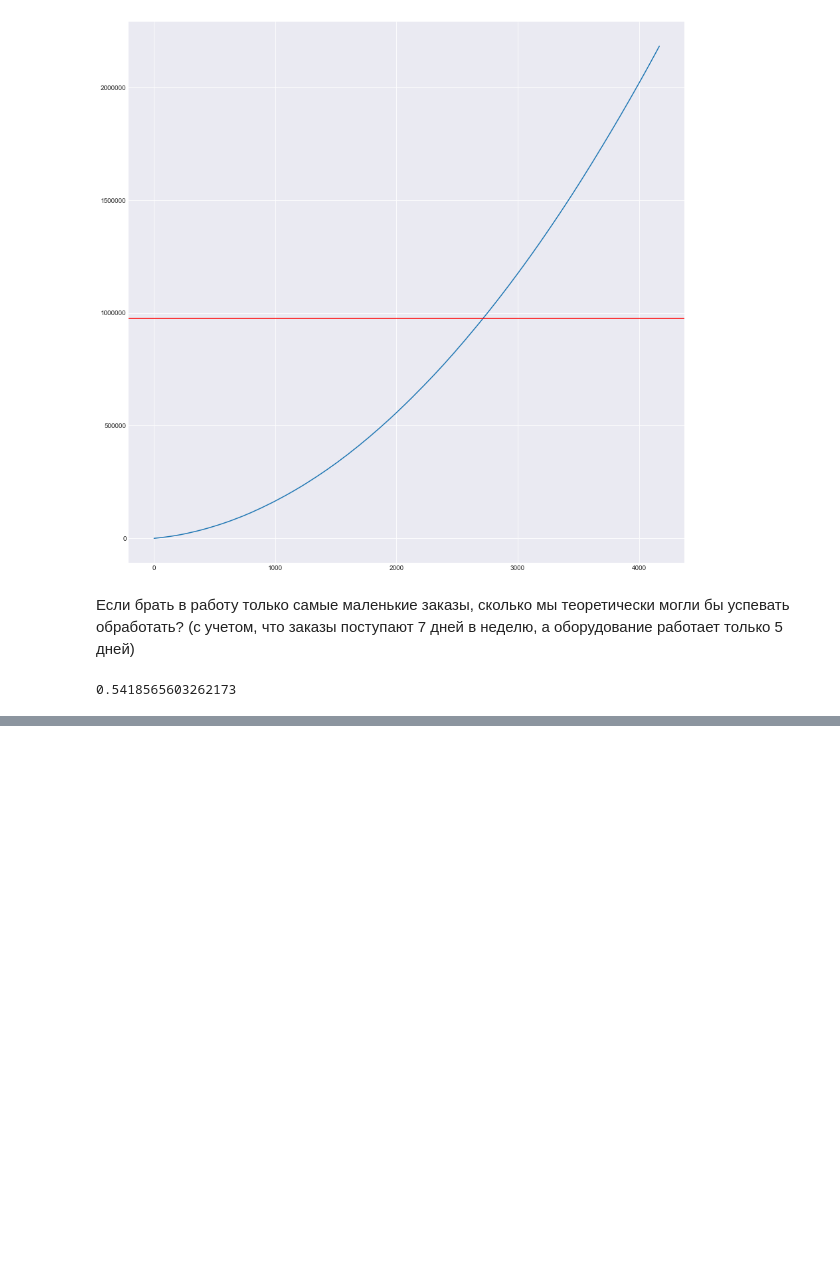
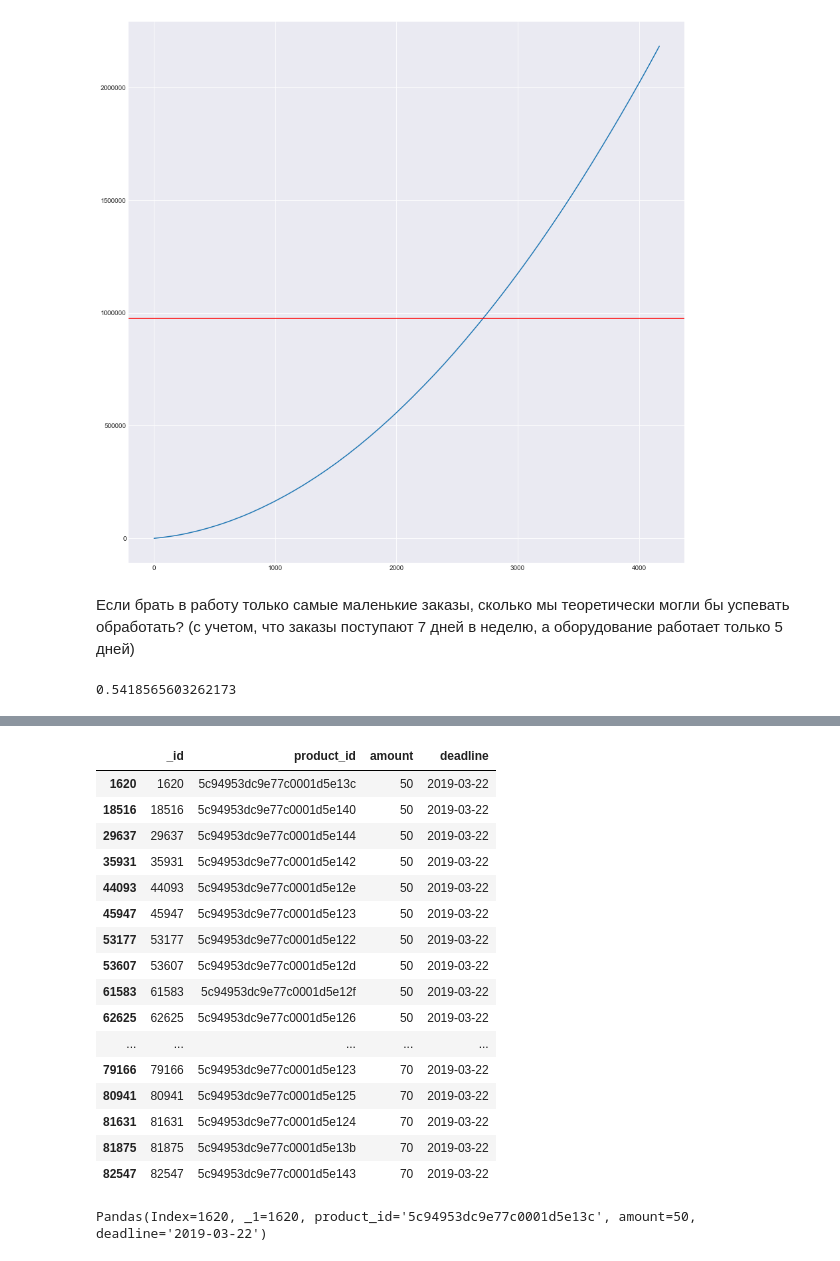
Before and after one commit to azolotukhin/biocad, a Jupyter notebook: analyse/vukw.ipynb, the cells around one changed output, grey strips where cells are left out. Drawn from its saved outputs; the diff is of its cells as text; code cells hidden in the pictures; blank space fills up the shorter version.

```diff
--- a/analyse/vukw.ipynb
+++ b/analyse/vukw.ipynb
@@ -224,0 +238,3 @@ pp.axhline(total_possible_speed, color='red')
+# %%
+orders.sort_values(['deadline', 'amount'], inplace=True)
+orders.head()
@@ -224,0 +248,21 @@ pp.axhline(total_possible_speed, color='red')
+# %%
+orders_tmp = orders.head(n=100)
+for idx, row in orders_tmp.iterrows():
+# %% [output]
+|  | _id | product_id | amount | deadline |
+| 1620 | 1620 | 5c94953dc9e77c0001d5e13c | 50 | 2019-03-22 |
+| 18516 | 18516 | 5c94953dc9e77c0001d5e140 | 50 | 2019-03-22 |
+| 29637 | 29637 | 5c94953dc9e77c0001d5e144 | 50 | 2019-03-22 |
+| 35931 | 35931 | 5c94953dc9e77c0001d5e142 | 50 | 2019-03-22 |
+| 44093 | 44093 | 5c94953dc9e77c0001d5e12e | 50 | 2019-03-22 |
+| 45947 | 45947 | 5c94953dc9e77c0001d5e123 | 50 | 2019-03-22 |
+| 53177 | 53177 | 5c94953dc9e77c0001d5e122 | 50 | 2019-03-22 |
+| 53607 | 53607 | 5c94953dc9e77c0001d5e12d | 50 | 2019-03-22 |
+| 61583 | 61583 | 5c94953dc9e77c0001d5e12f | 50 | 2019-03-22 |
+| 62625 | 62625 | 5c94953dc9e77c0001d5e126 | 50 | 2019-03-22 |
+| ... | ... | ... | ... | ... |
+| 79166 | 79166 | 5c94953dc9e77c0001d5e123 | 70 | 2019-03-22 |
+| 80941 | 80941 | 5c94953dc9e77c0001d5e125 | 70 | 2019-03-22 |
+| 81631 | 81631 | 5c94953dc9e77c0001d5e124 | 70 | 2019-03-22 |
+| 81875 | 81875 | 5c94953dc9e77c0001d5e13b | 70 | 2019-03-22 |
+| 82547 | 82547 | 5c94953dc9e77c0001d5e143 | 70 | 2019-03-22 |
@@ -224,0 +282,4 @@ pp.axhline(total_possible_speed, color='red')
+# %%
+tpl
+# %% [output]
+Pandas(Index=1620, _1=1620, product_id='5c94953dc9e77c0001d5e13c', amount=50, deadline='2019-03-22')
```
Also changed, not shown: parts of 4 cells of this notebook.
